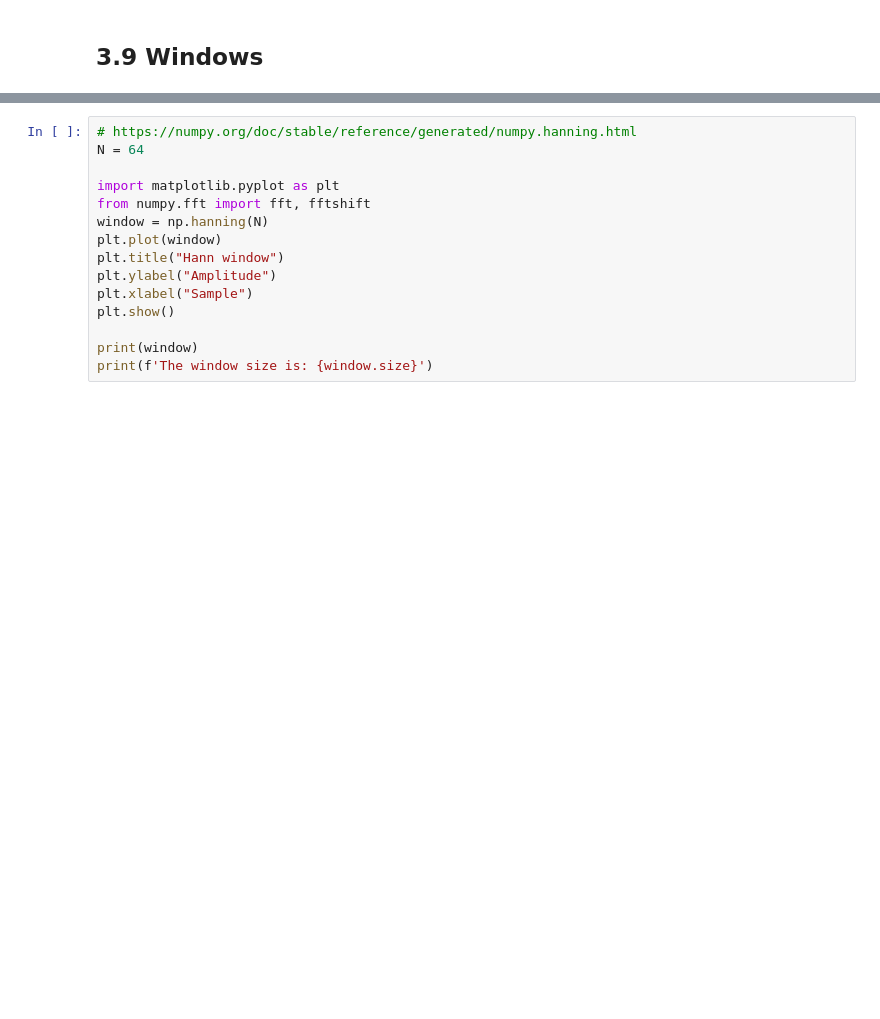
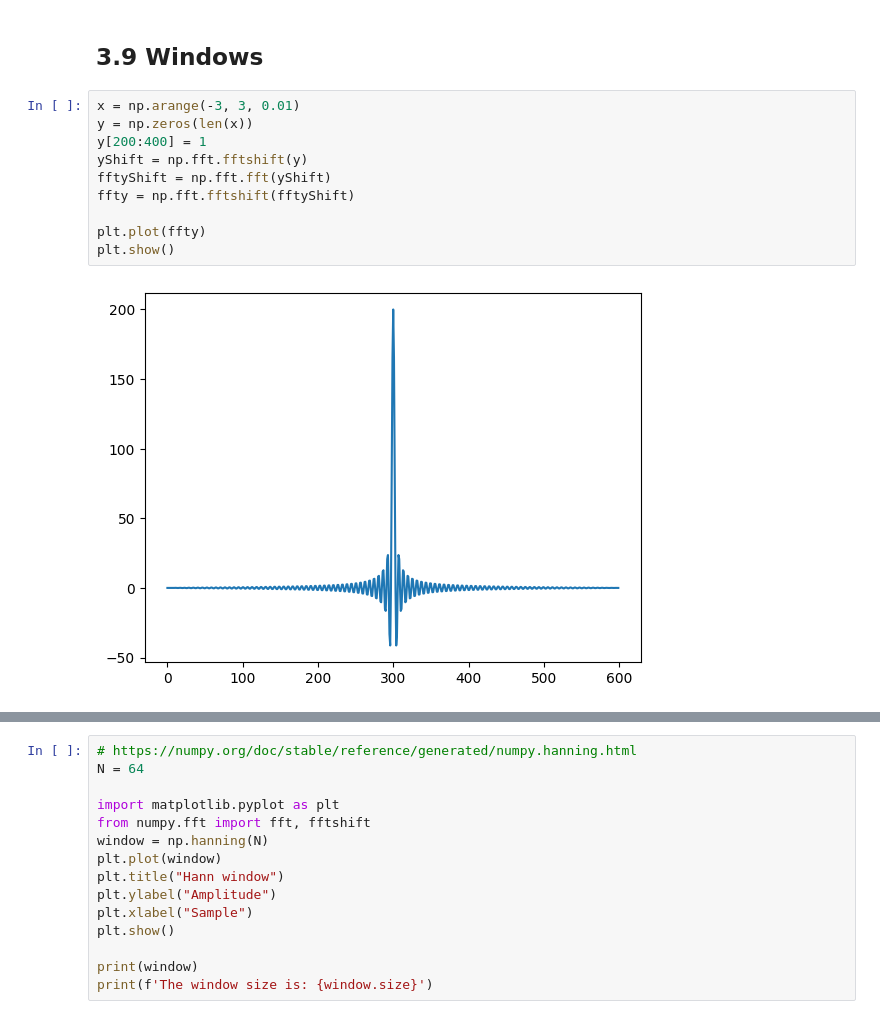
Before and after one commit to eroicaleo/dsp-guide, a Jupyter notebook: code/ch03.ipynb, the cells around one changed output, grey strips where cells are left out. Cells and saved outputs as stored; diff of their text form; blank space fills up the shorter version.

```diff
--- a/code/ch03.ipynb
+++ b/code/ch03.ipynb
@@ -102,3 +102,15 @@ for m in range(N):
 plt.stem(n, X_sinc, 'r')
 # %% [markdown]
 ## 3.9 Windows
+# %%
+x = np.arange(-3, 3, 0.01)
+y = np.zeros(len(x))
+y[200:400] = 1
+yShift = np.fft.fftshift(y)
+fftyShift = np.fft.fft(yShift)
+ffty = np.fft.fftshift(fftyShift)
+
+plt.plot(ffty)
+plt.show()
+# %% [output]
+[figure, added]
```
Also changed, not shown: parts of 2 cells of this notebook, 2 other files.
